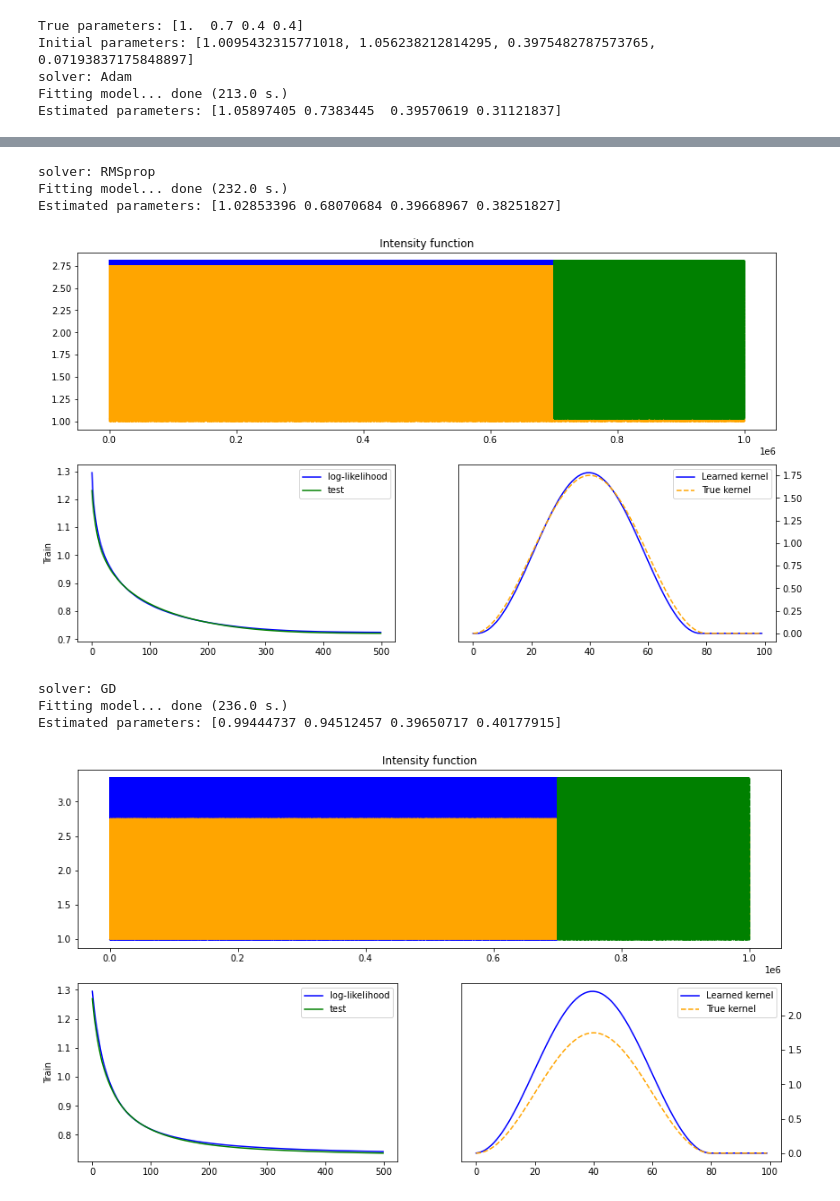
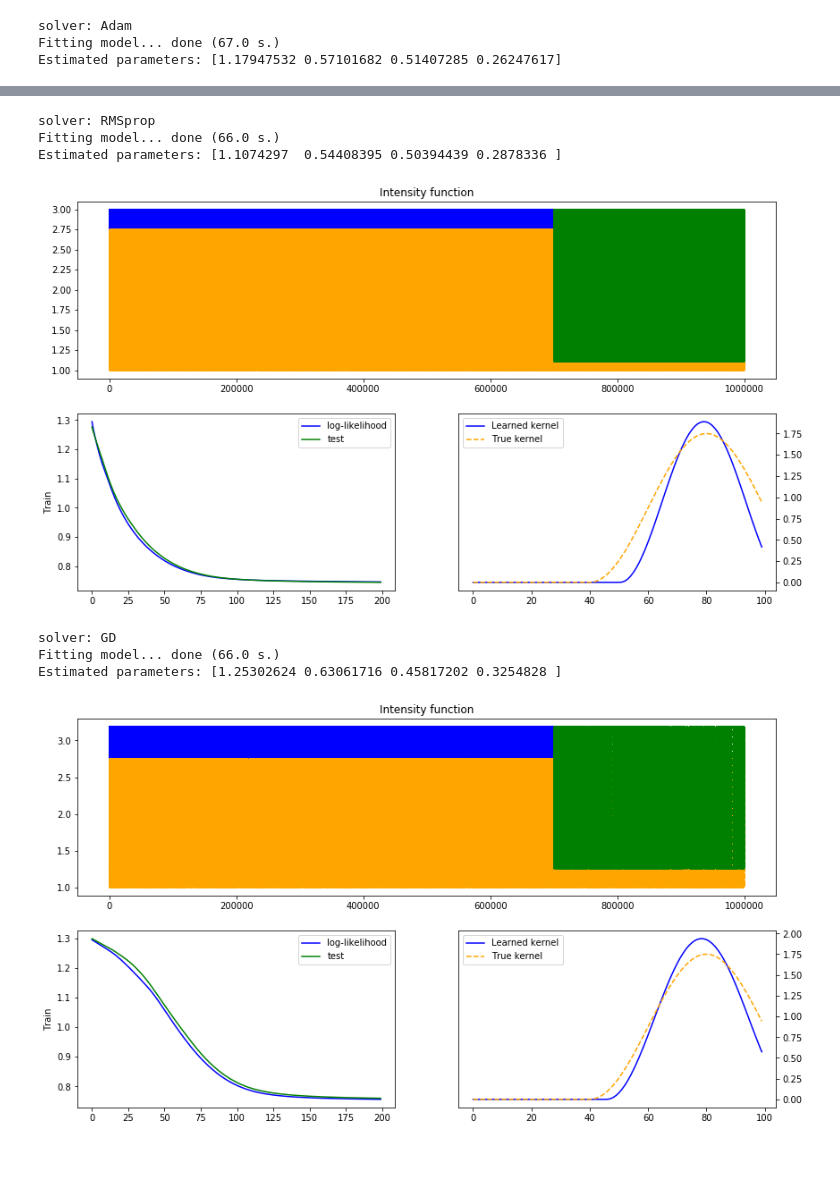
Before and after one commit to CedricAllain/benchmark_raisedcosine, a Jupyter notebook: raised_torch/demo_.ipynb, the cells around one changed output, grey strips where cells are left out. Saved outputs shown, nothing was run; the diff lists cells and outputs as text; code cells hidden in the pictures; blank space fills up the shorter version.

```diff
--- a/raised_torch/demo_.ipynb
+++ b/raised_torch/demo_.ipynb
@@ -22,7 +22,7 @@ true_params = np.array([mu_0, alpha_true, mu_true, sig_true])
 # simulation parameters
 #seed = 42
 seed = 0
-T = 10_000
+T = 10000
 L = 100
 dt = 1 / L
 p_task = 0.6
@@ -40,7 +40,7 @@ kernel_value, intensity_value, driver_tt, driver, acti_tt, acti = simu(
 init_params = initialize(driver_tt, acti_tt, T, initializer='smart_start', lower=0, upper=0.8,
                kernel_name='raised_cosine')
 baseline_init, alpha_init, m_init, sigma_init = init_params
-init_params = [baseline_init, alpha_init[0], m_init[0], sigma_init[0]]
+init_params = [baseline_init, alpha_init[0], m_init[0] - sigma_init[0] , sigma_init[0]]
 print(f"True parameters: {true_params}")
 print(f"Initial parameters: {init_params}")
 
@@ -48,7 +48,6 @@ print(f"Initial parameters: {init_params}")
 
 # parameters
 loss_name = 'log-likelihood'  # 'log-likelihood' | 'MSE'
-max_iter = 500
 kernel_name = 'raised_cosine' # 'raised_cosine' | 'gaussian'
 t = torch.arange(0, 1, dt)
 
@@ -57,7 +56,6 @@ test = 0.3
 
 def expe(solver='Adam', step_size=1e-3):
     model_raised = Model(t, check_tensor(init_params), dt, kernel_name, loss_name)
-
     opt =  optimizer(model_raised.parameters(), step_size, solver)
 
     res_dict = training_loop(model_raised, opt, driver, acti, max_iter, test)
@@ -79,12 +77,10 @@ Initial parameters: [1.0095432315771018, 1.056238212814295, 0.3975482787573765,
 # %%
-
+max_iter = 200
 # run gradient descent
 for solver in ['Adam', 'RMSprop', 'GD']:  # 'GD' | 'RMSprop' | 'Adam' | 'LBFGS'
     print(f"solver: {solver}")
     fig = expe(solver, step_size=1e-3)
 # %% [output]
-True parameters: [1.  0.7 0.4 0.4]
-Initial parameters: [1.0095432315771018, 1.056238212814295, 0.3975482787573765, 0.07193837175848897]
 solver: Adam
-Fitting model... done (213.0 s.)
-Estimated parameters: [1.05897405 0.7383445  0.39570619 0.31121837]
+Fitting model... done (67.0 s.)
+Estimated parameters: [1.17947532 0.57101682 0.51407285 0.26247617]
@@ -92,11 +88,11 @@ Estimated parameters: [1.05897405 0.7383445  0.39570619 0.31121837]
 solver: RMSprop
-Fitting model... done (232.0 s.)
-Estimated parameters: [1.02853396 0.68070684 0.39668967 0.38251827]
+Fitting model... done (66.0 s.)
+Estimated parameters: [1.1074297  0.54408395 0.50394439 0.2878336 ]
-[figure, old version]
+[figure, new version]
 solver: GD
-Fitting model... done (236.0 s.)
-Estimated parameters: [0.99444737 0.94512457 0.39650717 0.40177915]
+Fitting model... done (66.0 s.)
+Estimated parameters: [1.25302624 0.63061716 0.45817202 0.3254828 ]
-[figure, old version]
+[figure, new version]
 # %%
 solver = 'LBFGS'
 print(f"solver: {solver}")
```
Also changed, not shown: parts of 3 cells of this notebook, 3 other files.
